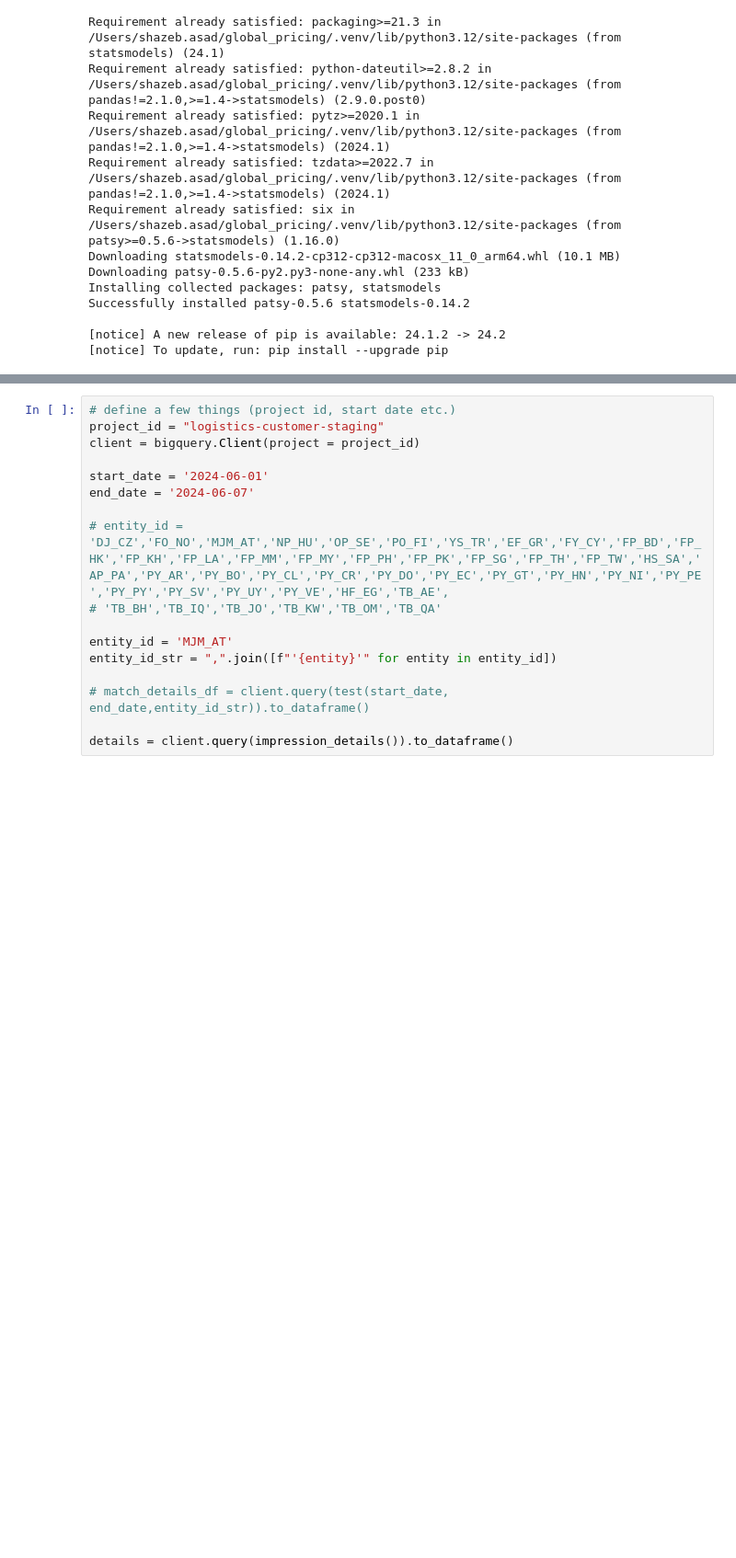
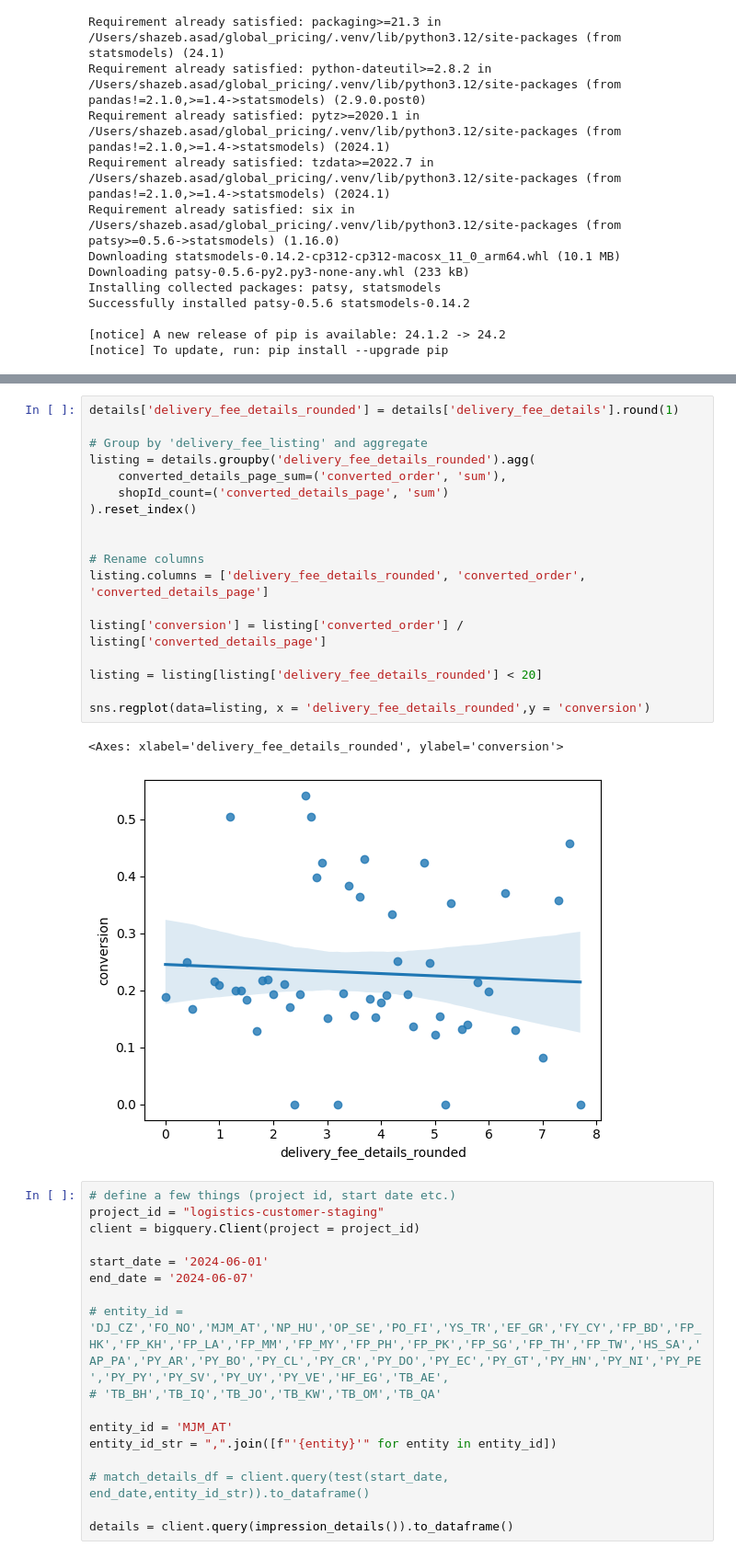
Before and after one commit to shazebasad-dh/https---github.com-deliveryhero-global_pricing, a Jupyter notebook: team/Shazeb/Impressions_data/analysis.ipynb, the cells around one changed output, grey strips where cells are left out. Shown at 92% size. Drawn from its saved outputs; the diff is of its cells as text; blank space fills up the shorter version.

```diff
--- a/team/Shazeb/Impressions_data/analysis.ipynb
+++ b/team/Shazeb/Impressions_data/analysis.ipynb
@@ -213,3 +244,24 @@ def impression_details():
+# %%
+details['delivery_fee_details_rounded'] = details['delivery_fee_details'].round(1)
+
+# Group by 'delivery_fee_listing' and aggregate
+listing = details.groupby('delivery_fee_details_rounded').agg(
+    converted_details_page_sum=('converted_order', 'sum'),
+    shopId_count=('converted_details_page', 'sum')
+).reset_index()
+
+
+# Rename columns
+listing.columns = ['delivery_fee_details_rounded', 'converted_order', 'converted_details_page']
+
+listing['conversion'] = listing['converted_order'] / listing['converted_details_page']
+
+listing = listing[listing['delivery_fee_details_rounded'] < 20]
+
+sns.regplot(data=listing, x = 'delivery_fee_details_rounded',y = 'conversion')
+# %% [output]
+<Axes: xlabel='delivery_fee_details_rounded', ylabel='conversion'>
+[figure, added]
 # %%
 # define a few things (project id, start date etc.)
 project_id = "logistics-customer-staging"
```
Also changed, not shown: parts of 22 cells of this notebook.
